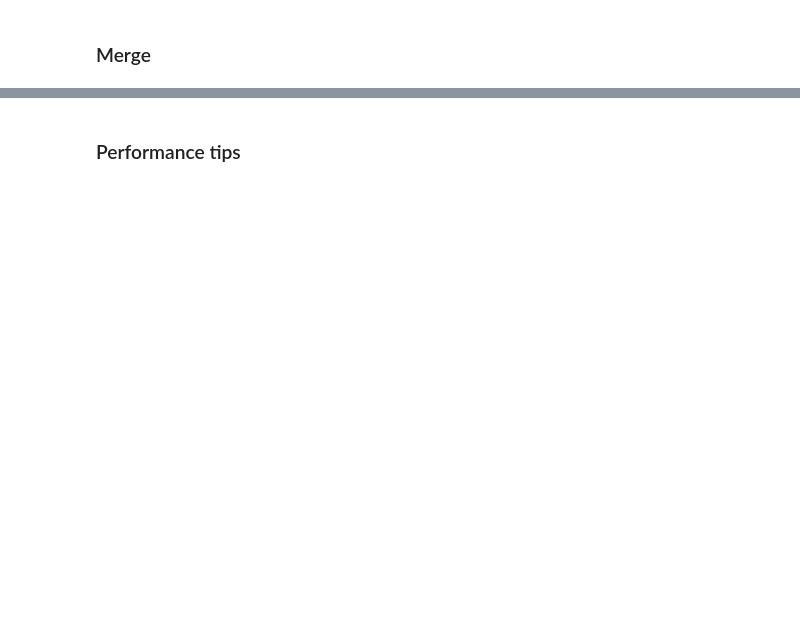
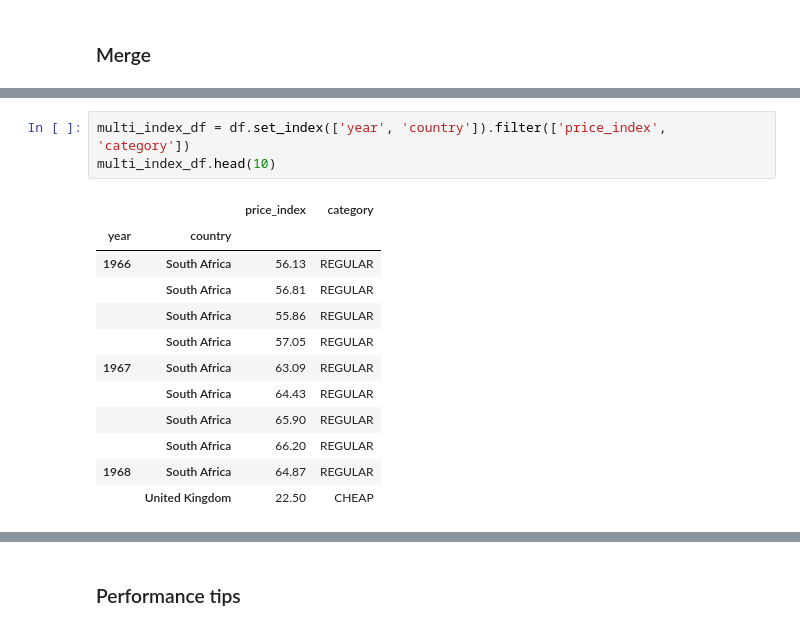
Before and after one commit to emikokic/processing_data_with_pandas, a Jupyter notebook: processing_data_with_pandas.ipynb, the cells around one changed output, grey strips where cells are left out. Cells and saved outputs as stored; diff of their text form; blank space fills up the shorter version.

```diff
--- a/processing_data_with_pandas.ipynb
+++ b/processing_data_with_pandas.ipynb
@@ -276,0 +516,16 @@ df.sample(5)
+# %%
+multi_index_df = df.set_index(['year', 'country']).filter(['price_index', 'category'])
+multi_index_df.head(10)
+# %% [output]
+|  |  | price_index | category |
+| year | country |  |  |
+| 1966 | South Africa | 56.13 | REGULAR |
+|  | South Africa | 56.81 | REGULAR |
+|  | South Africa | 55.86 | REGULAR |
+|  | South Africa | 57.05 | REGULAR |
+| 1967 | South Africa | 63.09 | REGULAR |
+|  | South Africa | 64.43 | REGULAR |
+|  | South Africa | 65.90 | REGULAR |
+|  | South Africa | 66.20 | REGULAR |
+| 1968 | South Africa | 64.87 | REGULAR |
+|  | United Kingdom | 22.50 | CHEAP |
```
Also changed, not shown: parts of 77 cells of this notebook, 6 other files.
